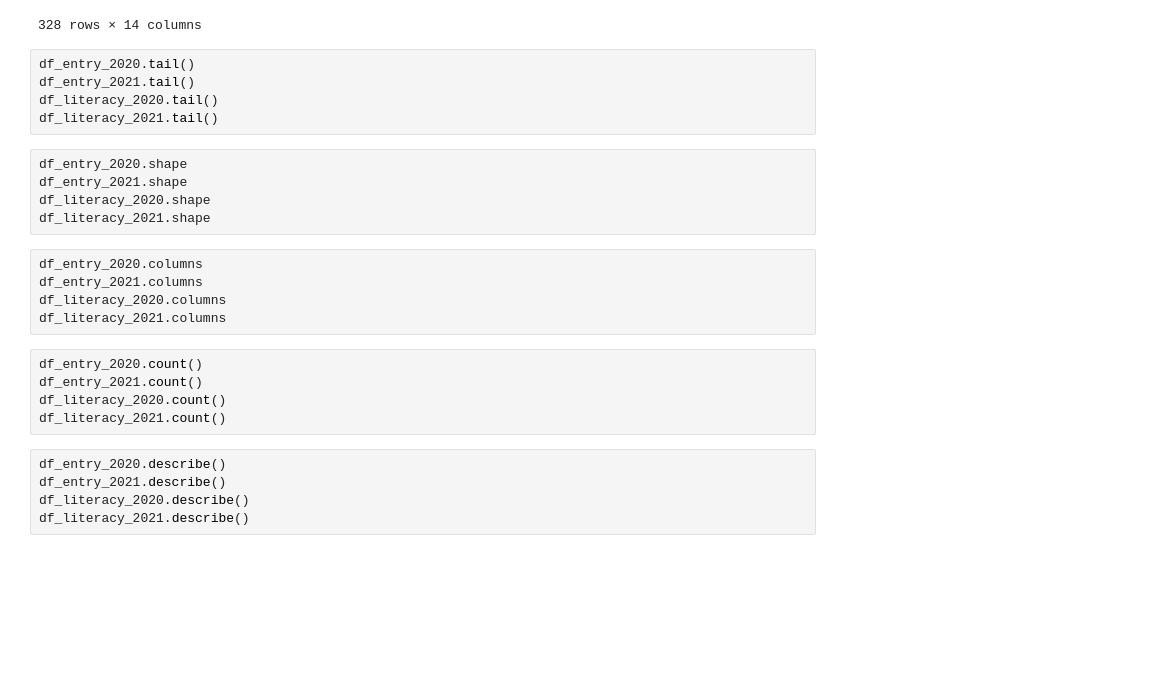
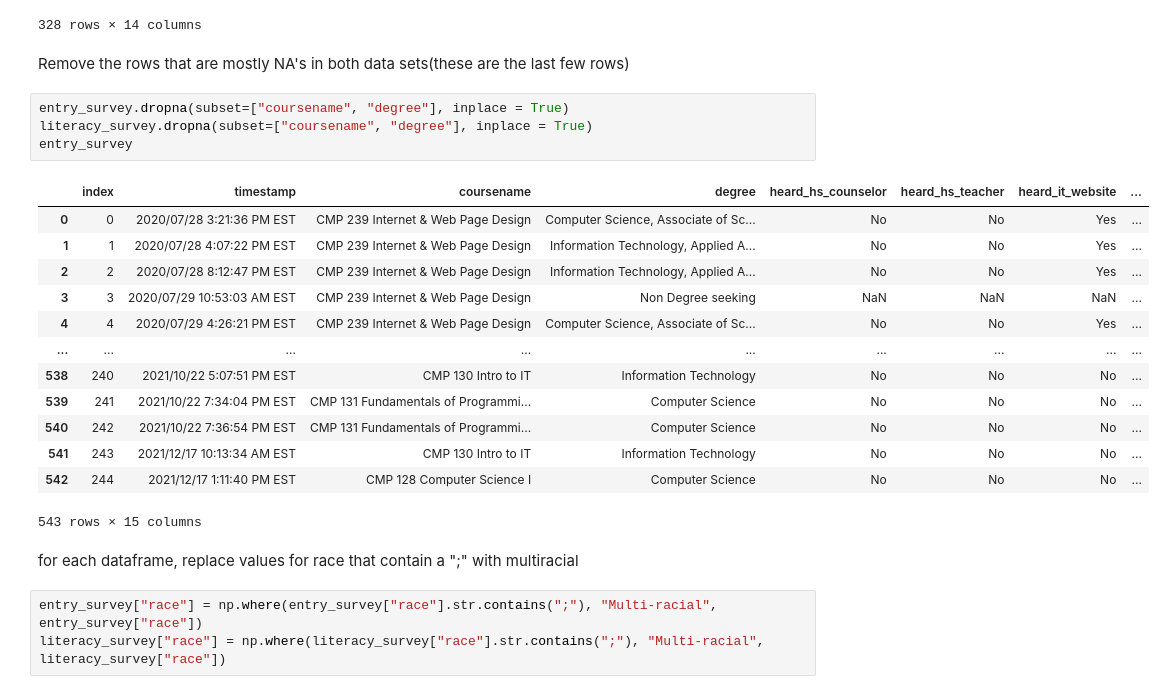
Before and after one commit to jackr276/Project-2---Data-Anaylsis-with-Python, a Jupyter notebook: Project 2 Data Exploration.ipynb, the cells around one changed output. Saved outputs shown, nothing was run; the diff lists cells and outputs as text; blank space fills up the shorter version.

Commit message:
Finished data cleaning, created cleaned csv's

```diff
--- a/Project 2 Data Exploration.ipynb
+++ b/Project 2 Data Exploration.ipynb
@@ -170,28 +171,28 @@ literacy_survey
 | 326 | 124 | NaN | NaN | NaN | NaN | NaN | NaN | ... |
 | 327 | 125 | NaN | NaN | NaN | NaN | NaN | NaN | ... |
 328 rows × 14 columns
-# %%
-df_entry_2020.tail()
-df_entry_2021.tail()
-df_literacy_2020.tail()
-df_literacy_2021.tail()
+# %% [markdown]
+Remove the rows that are mostly NA's in both data sets(these are the last few rows)
+# %%
+entry_survey.dropna(subset=["coursename", "degree"], inplace = True)
+literacy_survey.dropna(subset=["coursename", "degree"], inplace = True)
+entry_survey
+# %% [output]
+|  | index | timestamp | coursename | degree | heard_hs_counselor | heard_hs_teacher | heard_it_website | ... |
+| 0 | 0 | 2020/07/28 3:21:36 PM EST | CMP 239 Internet & Web Page Design | Computer Science, Associate of Sc... | No | No | Yes | ... |
+| 1 | 1 | 2020/07/28 4:07:22 PM EST | CMP 239 Internet & Web Page Design | Information Technology, Applied A... | No | No | Yes | ... |
+| 2 | 2 | 2020/07/28 8:12:47 PM EST | CMP 239 Internet & Web Page Design | Information Technology, Applied A... | No | No | Yes | ... |
+| 3 | 3 | 2020/07/29 10:53:03 AM EST | CMP 239 Internet & Web Page Design | Non Degree seeking | NaN | NaN | NaN | ... |
+| 4 | 4 | 2020/07/29 4:26:21 PM EST | CMP 239 Internet & Web Page Design | Computer Science, Associate of Sc... | No | No | Yes | ... |
+| ... | ... | ... | ... | ... | ... | ... | ... | ... |
+| 538 | 240 | 2021/10/22 5:07:51 PM EST | CMP 130 Intro to IT | Information Technology | No | No | No | ... |
+| 539 | 241 | 2021/10/22 7:34:04 PM EST | CMP 131 Fundamentals of Programmi... | Computer Science | No | No | No | ... |
+| 540 | 242 | 2021/10/22 7:36:54 PM EST | CMP 131 Fundamentals of Programmi... | Computer Science | No | No | No | ... |
+| 541 | 243 | 2021/12/17 10:13:34 AM EST | CMP 130 Intro to IT | Information Technology | No | No | No | ... |
+| 542 | 244 | 2021/12/17 1:11:40 PM EST | CMP 128 Computer Science I | Computer Science | No | No | No | ... |
+543 rows × 15 columns
+# %% [markdown]
+for each dataframe, replace values for race that contain a ";" with multiracial
 # %%
-df_entry_2020.shape
-df_entry_2021.shape
-df_literacy_2020.shape
-df_literacy_2021.shape
+entry_survey["race"] = np.where(entry_survey["race"].str.contains(";"), "Multi-racial", entry_survey["race"])
+literacy_survey["race"] = np.where(literacy_survey["race"].str.contains(";"), "Multi-racial", literacy_survey["race"])
-# %%
-df_entry_2020.columns
-df_entry_2021.columns
-df_literacy_2020.columns
-df_literacy_2021.columns
-# %%
-df_entry_2020.count()
-df_entry_2021.count()
-df_literacy_2020.count()
-df_literacy_2021.count()
-# %%
-df_entry_2020.describe()
-df_entry_2021.describe()
-df_literacy_2020.describe()
-df_literacy_2021.describe()
```
Also changed, not shown: parts of 7 cells of this notebook, 2 other files.
